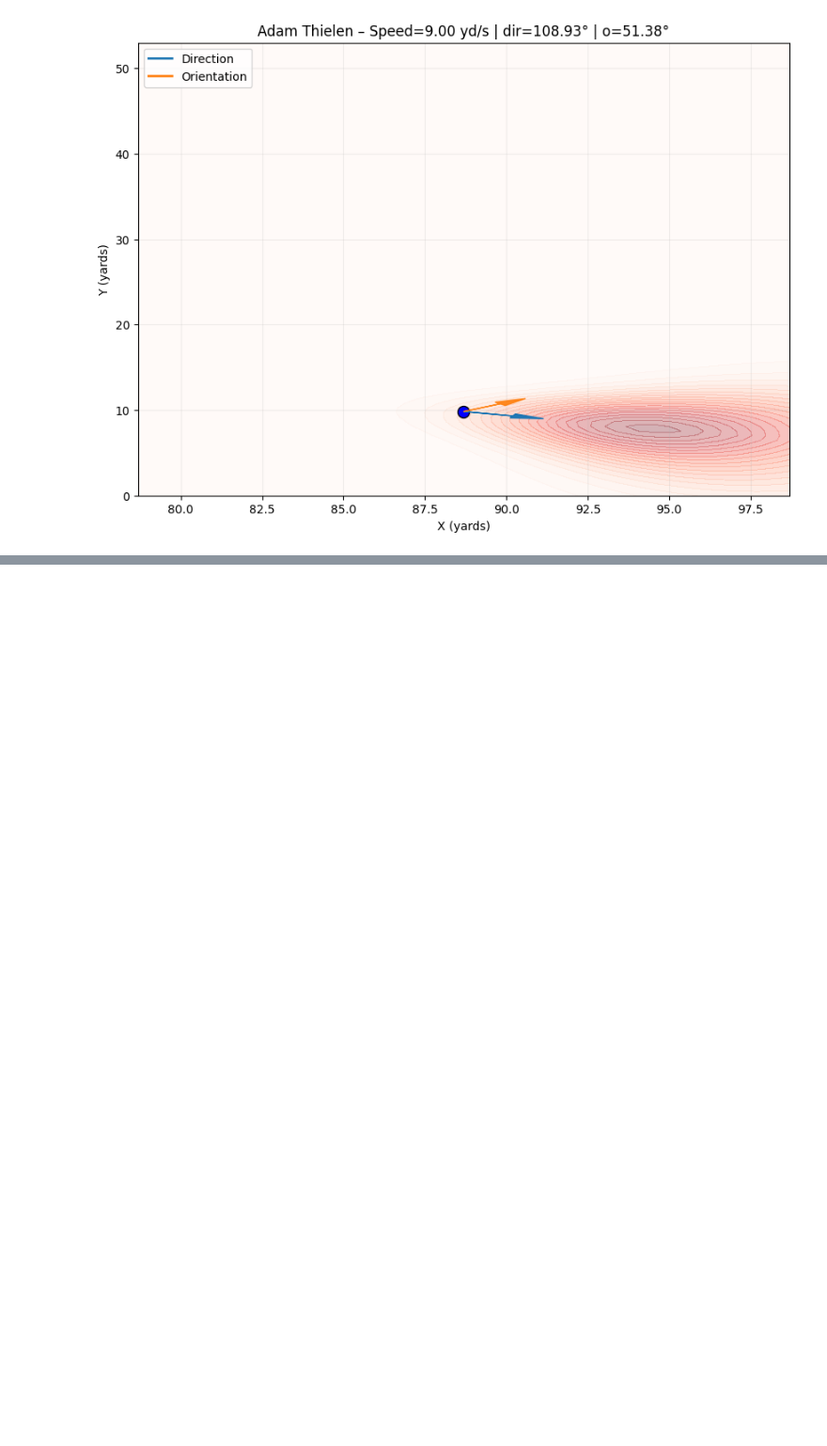
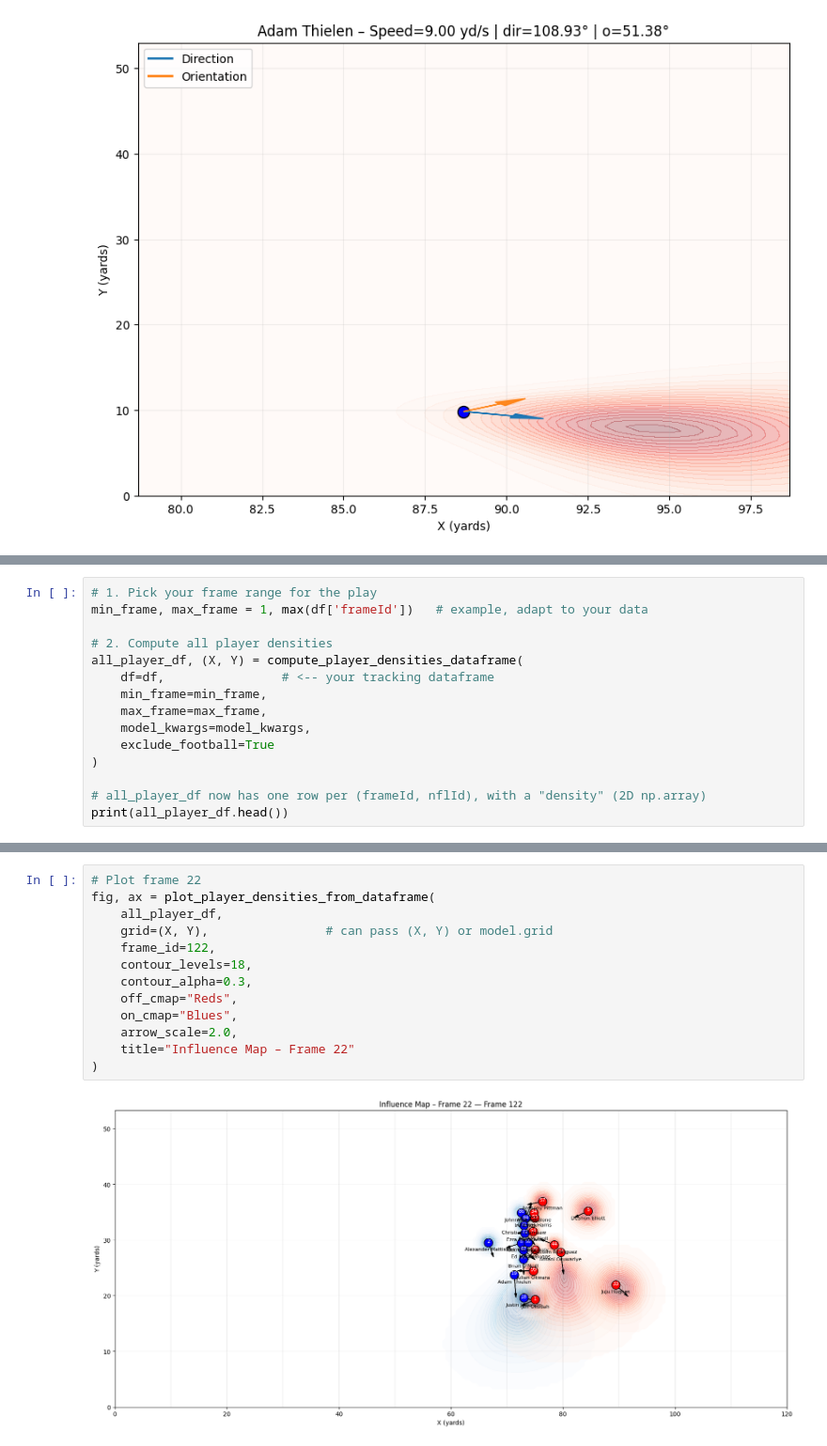
Before and after one commit to cincysam6/Field_Control_Model, a Jupyter notebook: example_usage.ipynb, the cells around one changed output, grey strips where cells are left out. Shown: that part at 94% size. Saved outputs shown, nothing was run; the diff lists cells and outputs as text; blank space fills up the shorter version.

```diff
--- a/example_usage.ipynb
+++ b/example_usage.ipynb
@@ -292,0 +343,15 @@ fig, axes, frames = plot_field_control_small_multiples(
+# %%
+# 1. Pick your frame range for the play
+min_frame, max_frame = 1, max(df['frameId'])   # example, adapt to your data
+
+# 2. Compute all player densities
+all_player_df, (X, Y) = compute_player_densities_dataframe(
+    df=df,                # <-- your tracking dataframe
+    min_frame=min_frame,
+    max_frame=max_frame,
+    model_kwargs=model_kwargs,
+    exclude_football=True
+)
+
+# all_player_df now has one row per (frameId, nflId), with a "density" (2D np.array)
+print(all_player_df.head())
@@ -292,0 +379,15 @@ fig, axes, frames = plot_field_control_small_multiples(
+# %%
+# Plot frame 22
+fig, ax = plot_player_densities_from_dataframe(
+    all_player_df,
+    grid=(X, Y),                # can pass (X, Y) or model.grid
+    frame_id=122,
+    contour_levels=18,
+    contour_alpha=0.3,
+    off_cmap="Reds",
+    on_cmap="Blues",
+    arrow_scale=2.0,
+    title="Influence Map – Frame 22"
+)
+# %% [output]
+[figure, added]
```
Also changed, not shown: parts of 9 cells of this notebook.
